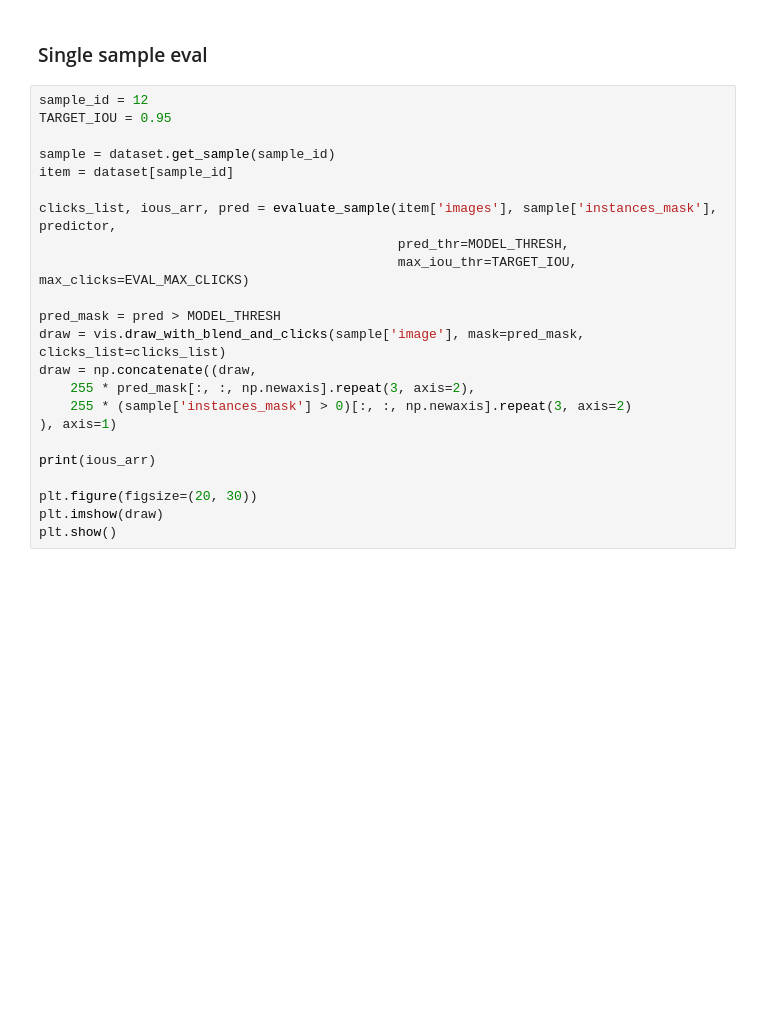
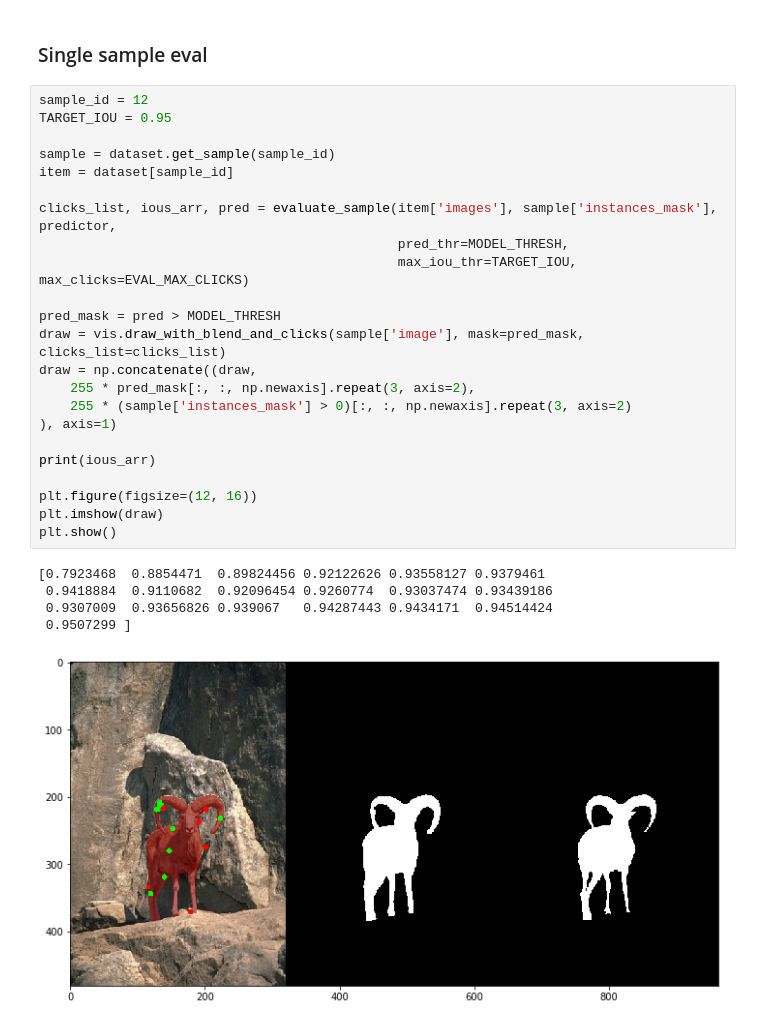
Before and after one commit to SamsungLabs/fbrs_interactive_segmentation, a Jupyter notebook: notebooks/test_any_model.ipynb, the cells around one changed output. Drawn from its saved outputs; the diff is of its cells as text; blank space fills up the shorter version.

```diff
--- a/notebooks/test_any_model.ipynb
+++ b/notebooks/test_any_model.ipynb
@@ -59,23 +65,29 @@ print(table_row)
 # %%
 sample_id = 12
 TARGET_IOU = 0.95
 
 sample = dataset.get_sample(sample_id)
 item = dataset[sample_id]
 
 clicks_list, ious_arr, pred = evaluate_sample(item['images'], sample['instances_mask'], predictor,
                                               pred_thr=MODEL_THRESH,
                                               max_iou_thr=TARGET_IOU, max_clicks=EVAL_MAX_CLICKS)
 
 pred_mask = pred > MODEL_THRESH
 draw = vis.draw_with_blend_and_clicks(sample['image'], mask=pred_mask, clicks_list=clicks_list)
 draw = np.concatenate((draw,
     255 * pred_mask[:, :, np.newaxis].repeat(3, axis=2),
     255 * (sample['instances_mask'] > 0)[:, :, np.newaxis].repeat(3, axis=2)
 ), axis=1)
 
 print(ious_arr)
 
-plt.figure(figsize=(20, 30))
+plt.figure(figsize=(12, 16))
 plt.imshow(draw)
 plt.show()
+# %% [output]
+[0.7923468  0.8854471  0.89824456 0.92122626 0.93558127 0.9379461
+ 0.9418884  0.9110682  0.92096454 0.9260774  0.93037474 0.93439186
+ 0.9307009  0.93656826 0.939067   0.94287443 0.9434171  0.94514424
+ 0.9507299 ]
+[figure, added]
```
Also changed, not shown: parts of 1 cell of this notebook.
